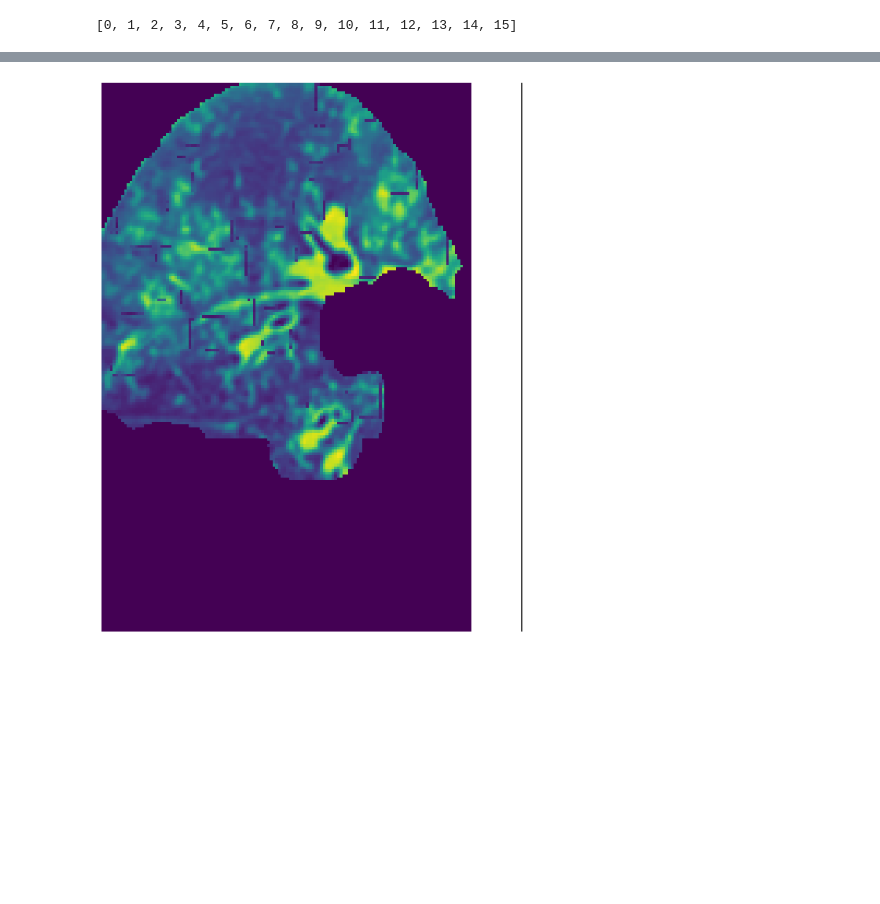
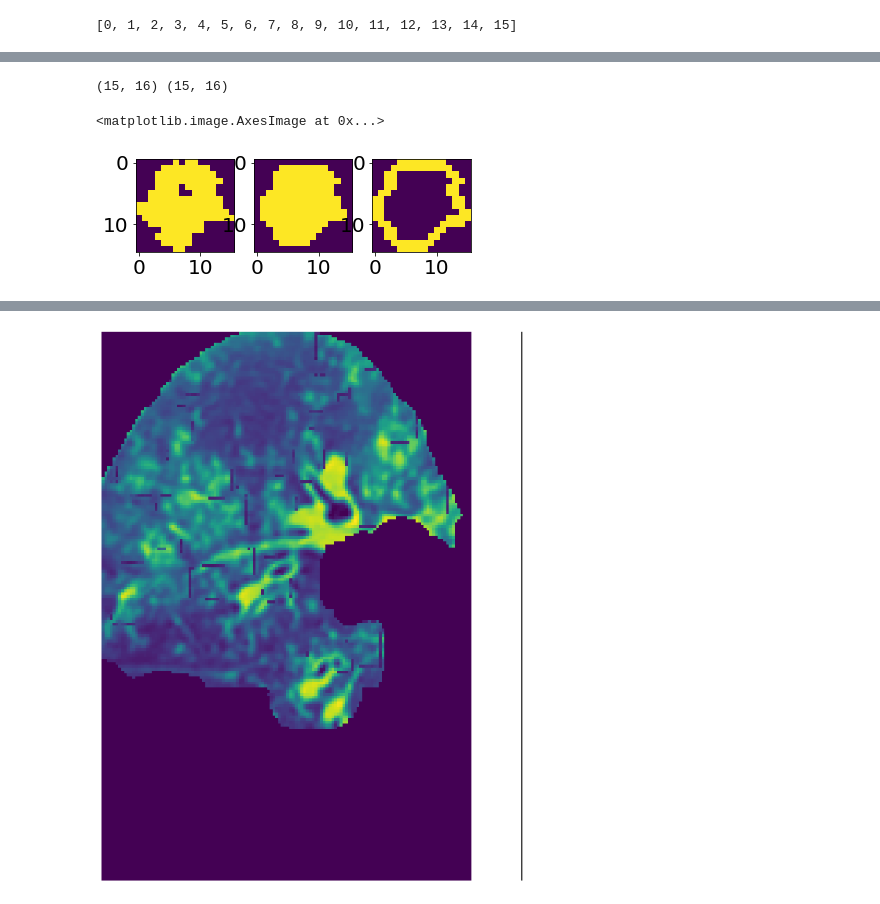
Before and after one commit to octaviomtz/nbdev_c19_synthesis, a Jupyter notebook: 02_replace_lesions.ipynb, the cells around one changed output, grey strips where cells are left out. Saved outputs shown, nothing was run; the diff lists cells and outputs as text; code cells hidden in the pictures; blank space fills up the shorter version.

```diff
--- a/02_replace_lesions.ipynb
+++ b/02_replace_lesions.ipynb
@@ -112,7 +109,7 @@ plt.imshow(im)
 <matplotlib.image.AxesImage at 0x...>
 [figure]
 # %%
-path_synthesis = '/content/drive/My Drive/Datasets/covid19/results/cea_synthesis/patient00/'
+path_synthesis = '/content/drive/My Drive/Datasets/covid19/results/cea_synthesis/patient04/'
 all_files = os.listdir(path_synthesis)
 lesion_files = [i for i in all_files if i.startswith('lesion')]
 coords_files = [i for i in all_files if i.startswith('coords_lesion')]
@@ -143,0 +161,21 @@ texture = texture + np.abs(np.min(texture))
+# %%
+GEN = 10
+iter_erosion_dilation = 1
+for idx_, (lesion, coord, mask) in enumerate(zip(lesions_all, coords_all, masks_all)):
+  if idx_ == 0:continue
+  syn_norm = lesion[GEN]/255. # WARNING this might not be the best way to save the array (information lost)
+  syn_norm = syn_norm * mask
+  mask_closed = binary_closing(mask)
+  mask_in = (mask_closed).astype('int') - binary_erosion(mask_closed, iterations=iter_erosion_dilation)
+  mask_out = binary_dilation(mask_closed, iterations=iter_erosion_dilation) - (mask_closed).astype('int')
+  mask_ring = mask_in + mask_out
+  break
+print(np.shape(mask),np.shape(mask_ring))
+fig, ax = plt.subplots(1,3)
+ax[0].imshow(mask)
+ax[1].imshow(mask_closed)
+ax[2].imshow(mask_ring)
+# %% [output]
+(15, 16) (15, 16)
+<matplotlib.image.AxesImage at 0x...>
+[figure, added]
```
Also changed, not shown: parts of 22 cells of this notebook, 6 other files.
